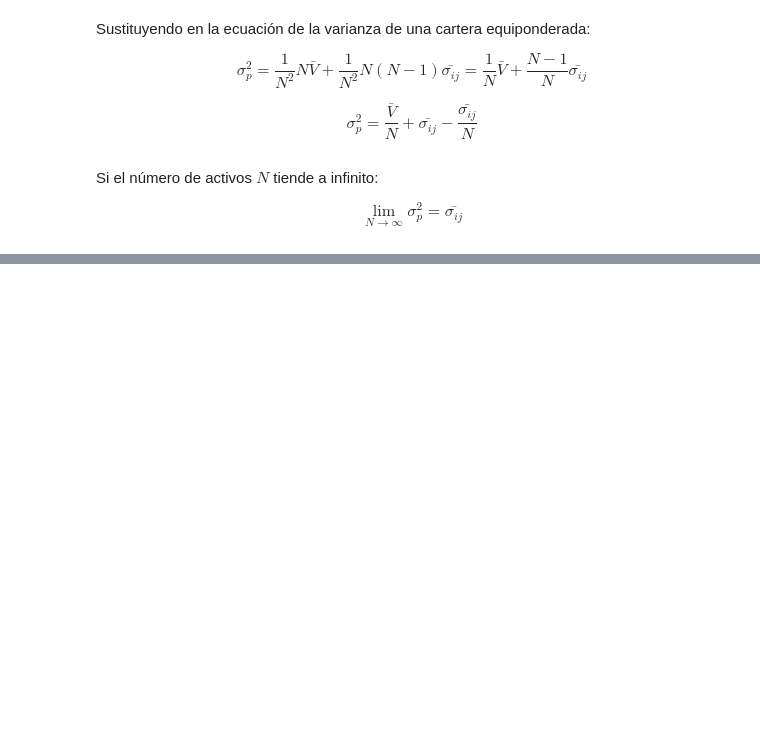
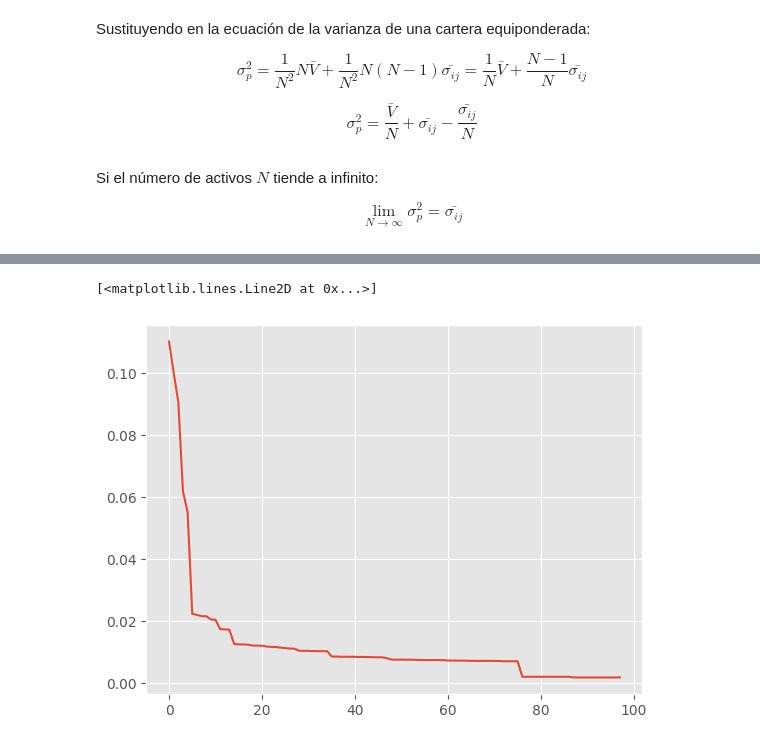
Before and after one commit to alfonso-santos/Python-aplicado-gestion-carteras, a Jupyter notebook: source/cartera-dos-activos.ipynb, the cells around one changed output, grey strips where cells are left out. Cells and saved outputs as stored; diff of their text form; code cells hidden in the pictures; blank space fills up the shorter version.

```diff
--- a/source/cartera-dos-activos.ipynb
+++ b/source/cartera-dos-activos.ipynb
@@ -310,3 +312,21 @@ $$\sigma_p^2= \dfrac{\bar{V}}{N} + \bar{\sigma_{ij}} - \dfrac{\bar{\sigma_{ij}}}
 Si el número de activos $N$ tiende a infinito:
 
 $$\lim_{N \to \infty} \sigma_p^2= \bar{\sigma_{ij}} $$
+# %%
+num_act = 100 #número de activos
+medias = np.random.uniform(0, 0.2, num_act) #generamos dos medias aleatorias entre 0 y 0.2
+desv = np.random.uniform(0, 0.3, num_act) #generamos dos desviaciones típicas aleatorias entre 0 y 0.3
+# %%
+retornos = np.random.normal(medias, desv, (1000, num_act)) #generamos 100 retornos aleatorios para cada activo
+
+retornos_df = pd.DataFrame(retornos) #convertimos los retornos en un dataframe
+# %%
+def calc_port_min_var(retornos):
+    n_days, n_act = retornos.shape
+    w = cp.Variable(n_act)
+    cov = np.cov(retornos.T)
+    objective = cp.Minimize(w.T @ cov @ w)
+    const= [cp.sum(w) == 1, w >= 0]
+    prob = cp.Problem(objective, const)
+    port_min_var = prob.solve()
+    return np.sqrt(port_min_var), w.value
@@ -312,0 +345,13 @@ $$\lim_{N \to \infty} \sigma_p^2= \bar{\sigma_{ij}} $$
+# %%
+var_min_lst = []
+pesos_lst = []
+for i in range(num_act-2):
+    tmp_data = retornos_df.iloc[:, :i+2]
+    var_min, pesos = calc_port_min_var(tmp_data)
+    var_min_lst.append(var_min)
+    pesos_lst.append(pesos)
+# %%
+plt.plot(var_min_lst)
+# %% [output]
+[<matplotlib.lines.Line2D at 0x...>]
+[figure, added]
```
Also changed, not shown: parts of 10 cells of this notebook, 1 other file.
